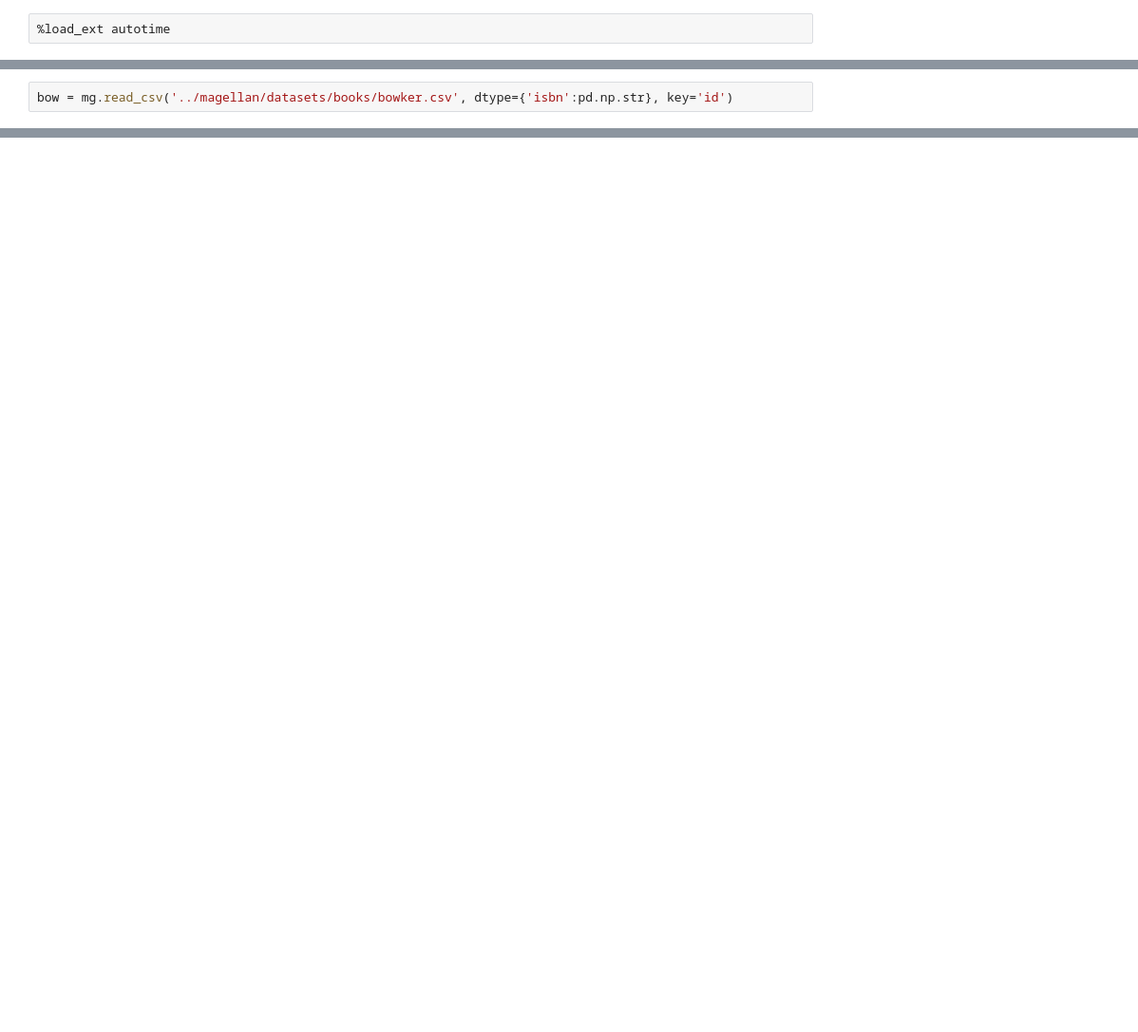
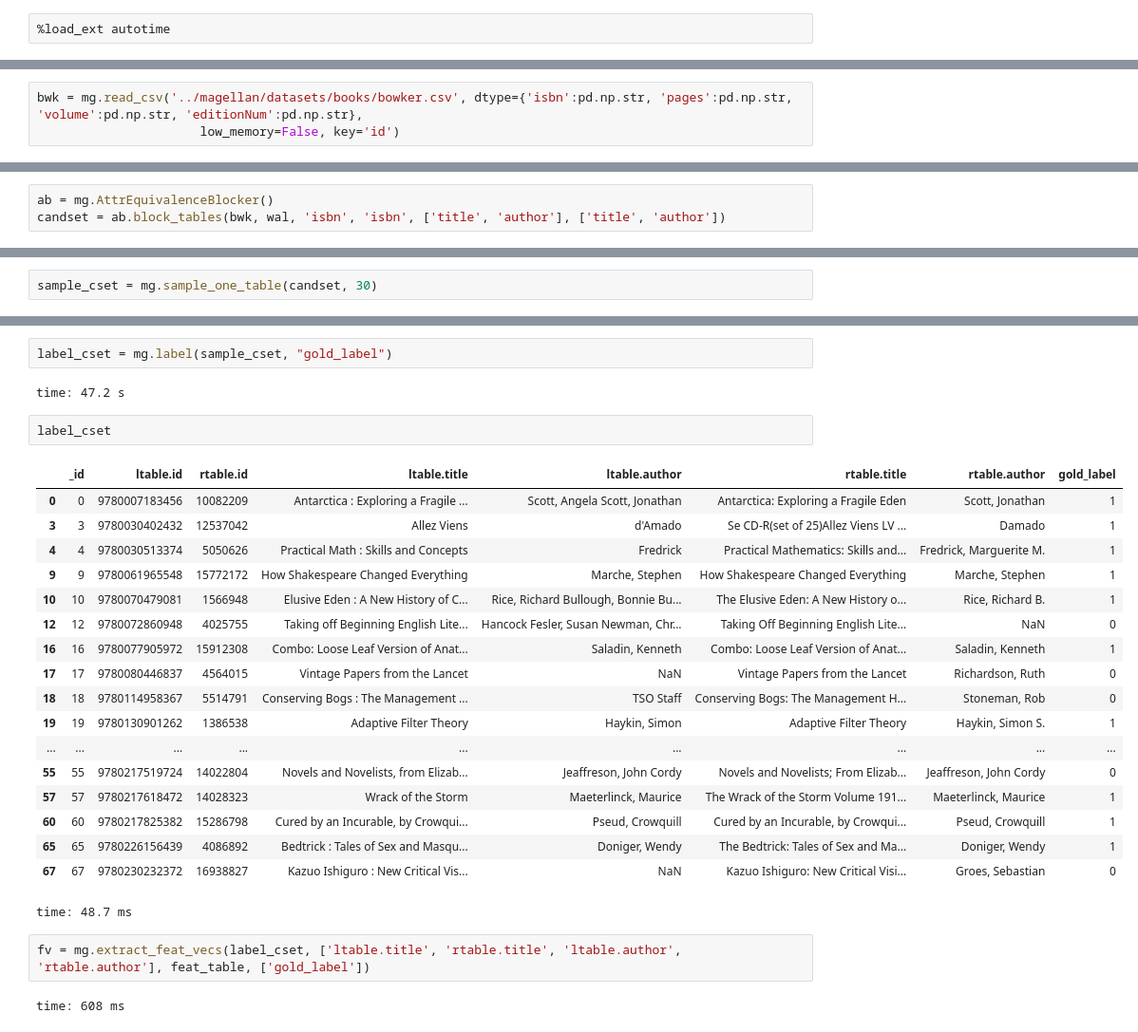
Before and after one commit to kvpradap/enrique, a Jupyter notebook: notebooks/Books.ipynb, the cells around one changed output, grey strips where cells are left out. Shown at 95% size. Saved outputs shown, nothing was run; the diff lists cells and outputs as text; blank space fills up the shorter version.

Commit message:
Tested the code on books dataset and fixed some bugs
Tested the code on books dataset and fixed some bugs

```diff
--- a/notebooks/Books.ipynb
+++ b/notebooks/Books.ipynb
@@ -30,3 +27,4 @@ time: 53 ms
 # %%
-bow = mg.read_csv('../magellan/datasets/books/bowker.csv', dtype={'isbn':pd.np.str}, key='id')
+bwk = mg.read_csv('../magellan/datasets/books/bowker.csv', dtype={'isbn':pd.np.str, 'pages':pd.np.str, 'volume':pd.np.str, 'editionNum':pd.np.str},
+                      low_memory=False, key='id')
 # %% [output]
@@ -43,0 +32,3 @@ time: 50 ms
+# %%
+ab = mg.AttrEquivalenceBlocker()
+candset = ab.block_tables(bwk, wal, 'isbn', 'isbn', ['title', 'author'], ['title', 'author'])
@@ -43,0 +76,2 @@ time: 50 ms
+# %%
+sample_cset = mg.sample_one_table(candset, 30)
@@ -43,0 +89,29 @@ time: 50 ms
+# %%
+label_cset = mg.label(sample_cset, "gold_label")
+# %% [output]
+time: 47.2 s
+# %%
+label_cset
+# %% [output]
+|  | _id | ltable.id | rtable.id | ltable.title | ltable.author | rtable.title | rtable.author | gold_label |
+| 0 | 0 | 9780007183456 | 10082209 | Antarctica : Exploring a Fragile ... | Scott, Angela Scott, Jonathan | Antarctica: Exploring a Fragile Eden | Scott, Jonathan | 1 |
+| 3 | 3 | 9780030402432 | 12537042 | Allez Viens | d'Amado | Se CD-R(set of 25)Allez Viens LV ... | Damado | 1 |
+| 4 | 4 | 9780030513374 | 5050626 | Practical Math : Skills and Concepts | Fredrick | Practical Mathematics: Skills and... | Fredrick, Marguerite M. | 1 |
+| 9 | 9 | 9780061965548 | 15772172 | How Shakespeare Changed Everything | Marche, Stephen | How Shakespeare Changed Everything | Marche, Stephen | 1 |
+| 10 | 10 | 9780070479081 | 1566948 | Elusive Eden : A New History of C... | Rice, Richard Bullough, Bonnie Bu... | The Elusive Eden: A New History o... | Rice, Richard B. | 1 |
+| 12 | 12 | 9780072860948 | 4025755 | Taking off Beginning English Lite... | Hancock Fesler, Susan Newman, Chr... | Taking Off Beginning English Lite... | NaN | 0 |
+| 16 | 16 | 9780077905972 | 15912308 | Combo: Loose Leaf Version of Anat... | Saladin, Kenneth | Combo: Loose Leaf Version of Anat... | Saladin, Kenneth | 1 |
+| 17 | 17 | 9780080446837 | 4564015 | Vintage Papers from the Lancet | NaN | Vintage Papers from the Lancet | Richardson, Ruth | 0 |
+| 18 | 18 | 9780114958367 | 5514791 | Conserving Bogs : The Management ... | TSO Staff | Conserving Bogs: The Management H... | Stoneman, Rob | 0 |
+| 19 | 19 | 9780130901262 | 1386538 | Adaptive Filter Theory | Haykin, Simon | Adaptive Filter Theory | Haykin, Simon S. | 1 |
+| ... | ... | ... | ... | ... | ... | ... | ... | ... |
+| 55 | 55 | 9780217519724 | 14022804 | Novels and Novelists, from Elizab... | Jeaffreson, John Cordy | Novels and Novelists; From Elizab... | Jeaffreson, John Cordy | 0 |
+| 57 | 57 | 9780217618472 | 14028323 | Wrack of the Storm | Maeterlinck, Maurice | The Wrack of the Storm Volume 191... | Maeterlinck, Maurice | 1 |
+| 60 | 60 | 9780217825382 | 15286798 | Cured by an Incurable, by Crowqui... | Pseud, Crowquill | Cured by an Incurable, by Crowqui... | Pseud, Crowquill | 1 |
+| 65 | 65 | 9780226156439 | 4086892 | Bedtrick : Tales of Sex and Masqu... | Doniger, Wendy | The Bedtrick: Tales of Sex and Ma... | Doniger, Wendy | 1 |
+| 67 | 67 | 9780230232372 | 16938827 | Kazuo Ishiguro : New Critical Vis... | NaN | Kazuo Ishiguro: New Critical Visi... | Groes, Sebastian | 0 |
+time: 48.7 ms
+# %%
+fv = mg.extract_feat_vecs(label_cset, ['ltable.title', 'rtable.title', 'ltable.author', 'rtable.author'], feat_table, ['gold_label'])
+# %% [output]
+time: 608 ms
```
Also changed, not shown: parts of 28 cells of this notebook, 39 other files.
